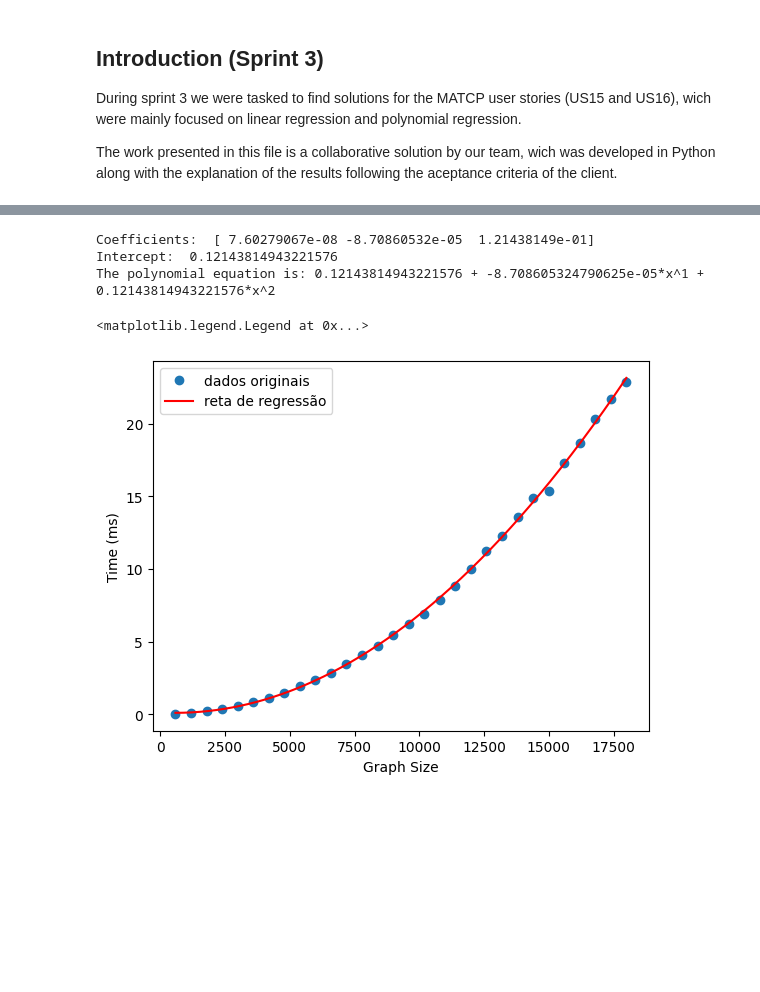
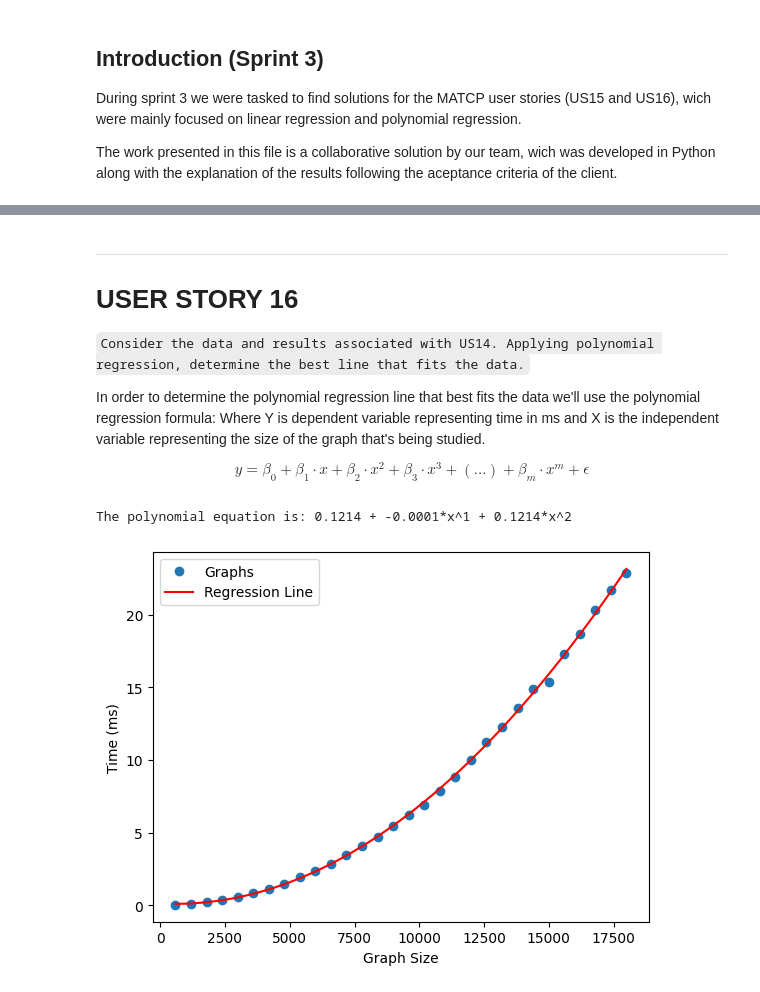
Before and after one commit to Rui-San/LAPR2_2023_2024, a Jupyter notebook: src/MATCP/sprint 3/MATCP_sprint3_solution.ipynb, the cells around one changed output, grey strips where cells are left out. Saved outputs shown, nothing was run; the diff lists cells and outputs as text; code cells hidden in the pictures; blank space fills up the shorter version.

```diff
--- a/src/MATCP/sprint 3/MATCP_sprint3_solution.ipynb
+++ b/src/MATCP/sprint 3/MATCP_sprint3_solution.ipynb
@@ -102,38 +162,32 @@ US16 -
+# %% [markdown]
+---
+# USER STORY 16
+
+`Consider the data and results associated with US14. Applying polynomial regression, determine the best line that fits the data.`
+
+In order to determine the polynomial regression line that best fits the data we'll use the polynomial regression formula:
+Where Y is dependent variable representing time in ms and X is the independent variable representing the size of the graph that's being studied.
+
+$$
+    y = \beta_0 + \beta_1 \cdot x + \beta_2 \cdot x^2 + \beta_3 \cdot x^3 + (...) + \beta_m \cdot x^m + \epsilon
+$$
 # %%
-#set the file headers and read the data from the csv file
-us14_headers = ['size','time']
-us14_data = pd.read_csv('solution_us14.csv', sep=';', names=us14_headers, skiprows=1);
-
-#fix the data to ensure numbers with comas to be float with dots
-us14_data['size'] = pd.to_numeric(us14_data['size'], errors='coerce')
-us14_data['time'] = us14_data['time'].str.replace(',', '.')
-us14_data['time'] = pd.to_numeric(us14_data['time'], errors='coerce')
-
 #use polynominal regression to generate the model
 poly_model = np.polyfit(us14_data['size'], us14_data['time'], 2)
 poly_function = np.poly1d(poly_model)
 
-# Coefficients of the polynomial are in the poly_model array
-print("Coefficients: ", poly_model)
-
-# For a polynomial, the intercept is just the last coefficient
-print("Intercept: ", poly_model[-1])
-
-equation = f"{poly_model[-1]}"
+equation = f"{poly_model[-1]:.4f}"
 for i in range(1, len(poly_model)):
-    equation += f" + {poly_model[i]}*x^{i}"
-
-print(f"The polynomial equation is: {equation}")
+    equation += f" + {poly_model[i]:.4f}*x^{i}"
 
 x_range = np.linspace(us14_data['size'].min(), us14_data['size'].max(), 500)
 
-plt.plot(us14_data['size'], us14_data['time'], 'o', label='dados originais')
-plt.plot(x_range, poly_function(x_range), 'r', label='reta de regressão')
+plt.plot(us14_data['size'], us14_data['time'], 'o', label='Graphs')
+plt.plot(x_range, poly_function(x_range), 'r', label='Regression Line')
 plt.xlabel('Graph Size'); plt.ylabel('Time (ms)')
 plt.legend()
+
+print(f"\nThe polynomial equation is: {equation}")
 # %% [output]
-Coefficients:  [ 7.60279067e-08 -8.70860532e-05  1.21438149e-01]
-Intercept:  0.12143814943221576
-The polynomial equation is: 0.12143814943221576 + -8.708605324790625e-05*x^1 + 0.12143814943221576*x^2
+The polynomial equation is: 0.1214 + -0.0001*x^1 + 0.1214*x^2
-<matplotlib.legend.Legend at 0x...>
-[figure, old version]
+[figure, new version]
```
Also changed, not shown: parts of 12 cells of this notebook.
